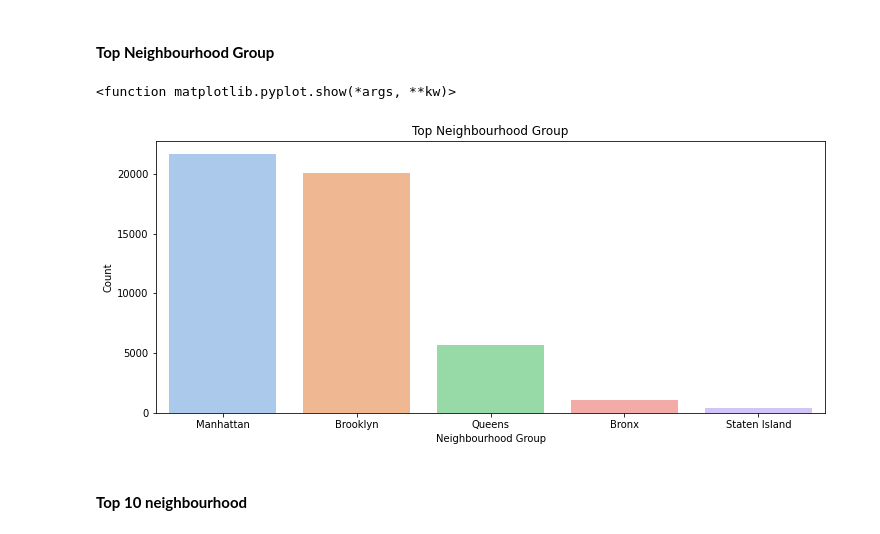
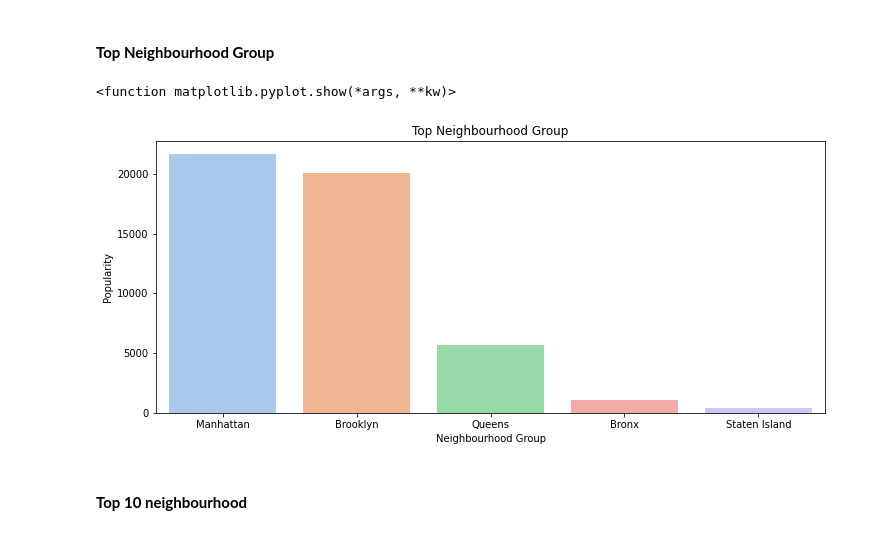
Before and after one commit to itsaniketrathod/Capstone-Project-EDA, a Jupyter notebook: AirBnB_Booking_Analysis.ipynb, the cells around one changed output. Cells and saved outputs as stored; diff of their text form; code cells hidden in the pictures.

```diff
--- a/AirBnB_Booking_Analysis.ipynb
+++ b/AirBnB_Booking_Analysis.ipynb
@@ -182,17 +182,17 @@ plt.show()
 # %%
 # Top Neighbourhood Group
 top_neighbourhood_group = pd.DataFrame(airbnb_df['neighbourhood_group'].value_counts().reset_index())
-top_neighbourhood_group.rename(columns={'index':"Neighbourhood Group","neighbourhood_group":'Count'},inplace=True)
+top_neighbourhood_group.rename(columns={'index':"Neighbourhood Group","neighbourhood_group":'Popularity'},inplace=True)
 # %%
 plt.figure(figsize=(12,5))
-sns.barplot(x='Neighbourhood Group',y='Count',data=top_neighbourhood_group,palette='pastel')
+sns.barplot(x='Neighbourhood Group',y='Popularity',data=top_neighbourhood_group,palette='pastel')
 plt.title("Top Neighbourhood Group")
 plt.xlabel("Neighbourhood Group")
-plt.ylabel("Count")
+plt.ylabel("Popularity")
 plt.show
 # %% [output]
 <function matplotlib.pyplot.show(*args, **kw)>
-[figure, old version]
+[figure, new version]
 # %% [markdown]
 #### **Top 10 neighbourhood**
 # %%
```
Also changed, not shown: parts of 5 cells of this notebook.
